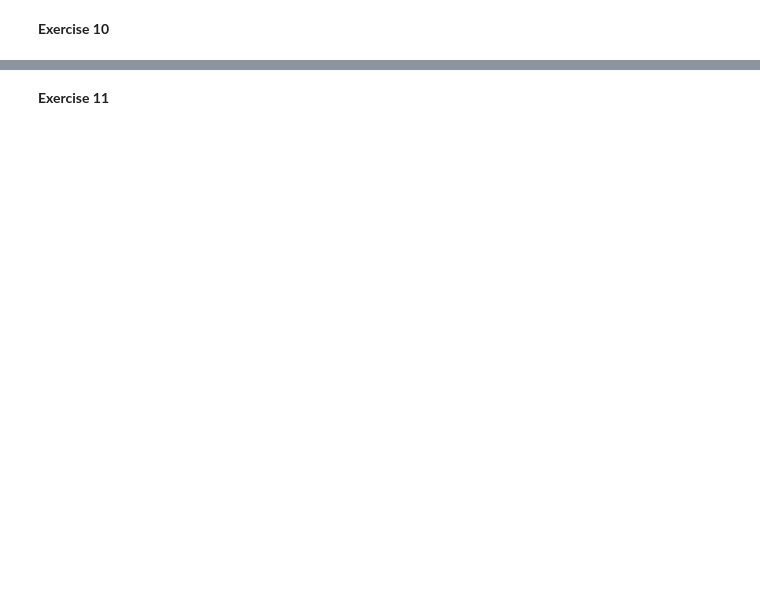
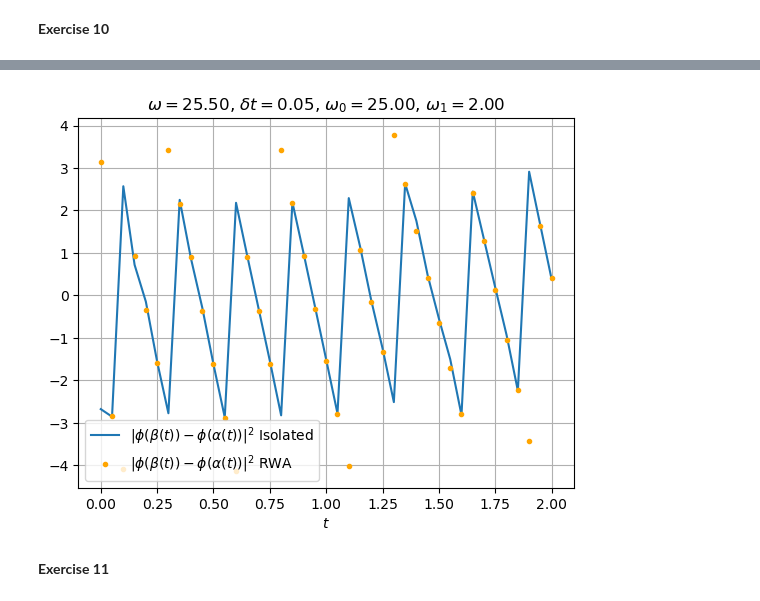
Before and after one commit to danielortmann/qmb-qiskit, a Jupyter notebook: day1.ipynb, the cells around one changed output, grey strips where cells are left out. Saved outputs shown, nothing was run; the diff lists cells and outputs as text; code cells hidden in the pictures; blank space fills up the shorter version.

```diff
--- a/day1.ipynb
+++ b/day1.ipynb
@@ -306,3 +309,46 @@ plot_αβ_time_evolution_from_tomography(ts, dt, w, w0, w1, plot_rwa=True)
+# %%
+def plot_αβ_phase_time_evolution_from_tomography(ts, dt, w, w0, w1, noise_models=[], plot_rwa=False, N_shots=400):
+
+    fig, ax = plt.subplots(1, 1)
+    for noise in [None] + noise_models:
+
+        αs, βs = list(), list()
+        for t in ts:
+
+            circ = QuantumCircuit(1, 1)
+            circ.initialize('0', 0)
+            circ = time_evolve(circ, t, dt, w, w0, w1)
+
+            α, β = my_StateTomography(circ)
+            αs.append(np.angle(α))
+            βs.append(np.angle(β))
+
+        if noise == None:
+            ax.plot(ts, np.array(βs)-np.array(αs), '-', label='$|\phi(\\beta(t))-\phi(\\alpha(t))|^{2}$ Isolated', color='tab:blue')
+        elif noise == 'vigo':
+            ax.plot(ts, np.array(βs)-np.array(αs), '-', label='$|\phi(\\beta(t))-\phi(\\alpha(t))|^{2}$ Vigo', color='tab:red')
+        else:
+            ax.plot(ts, np.array(βs)-np.array(αs), '-', label='$|\phi(\\beta(t))-\phi(\\alpha(t))|^{2}$ GAD', color='tab:green')
+
+    if plot_rwa:
+        Δ = w - w0
+        Ω = np.sqrt(w1**2 + Δ**2)
+        αs = np.angle((np.cos(Ω*ts/2) - Δ/Ω*np.sin(Ω*ts/2)*1.j)*np.exp(1.j*w*ts/2))
+        βs = np.angle((-w1/Ω*np.sin(Ω*ts/2)*1.j)*np.exp(-1.j*w*ts/2))
+
+        ax.plot(ts, np.array(βs)-np.array(αs), '.', label='$|\phi(\\beta(t))-\phi(\\alpha(t))|^{2}$ RWA', color='orange')
+
+    #ax.set_yticks(np.arange(0, 1 + 0.2, 0.2))
+    ax.set_title('$\omega=%.2f$, $\delta t=%.2f$, $\omega_{0}=%.2f$, $\omega_{1}=%.2f$'%(w, dt, w0, w1))
+    ax.set_xlabel("$t$")
+    ax.legend()
+    ax.grid()
+# %%
+dt, w, w0, w1 = 0.05, 25.5, 25, 2
+ts = np.arange(0, 2 + 0.05, 0.05)
+plot_αβ_phase_time_evolution_from_tomography(ts, dt, w, w0, w1, plot_rwa=True)
+# %% [output]
+[figure, added]
 # %% [markdown]
 **Exercise 11**
 # %%
```
Also changed, not shown: parts of 21 cells of this notebook.
